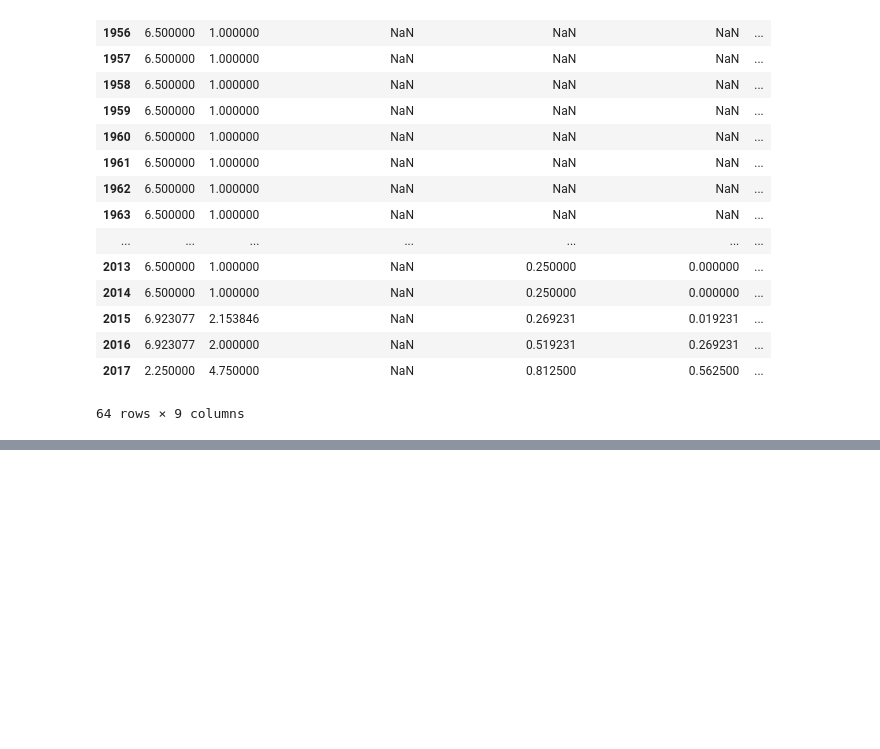
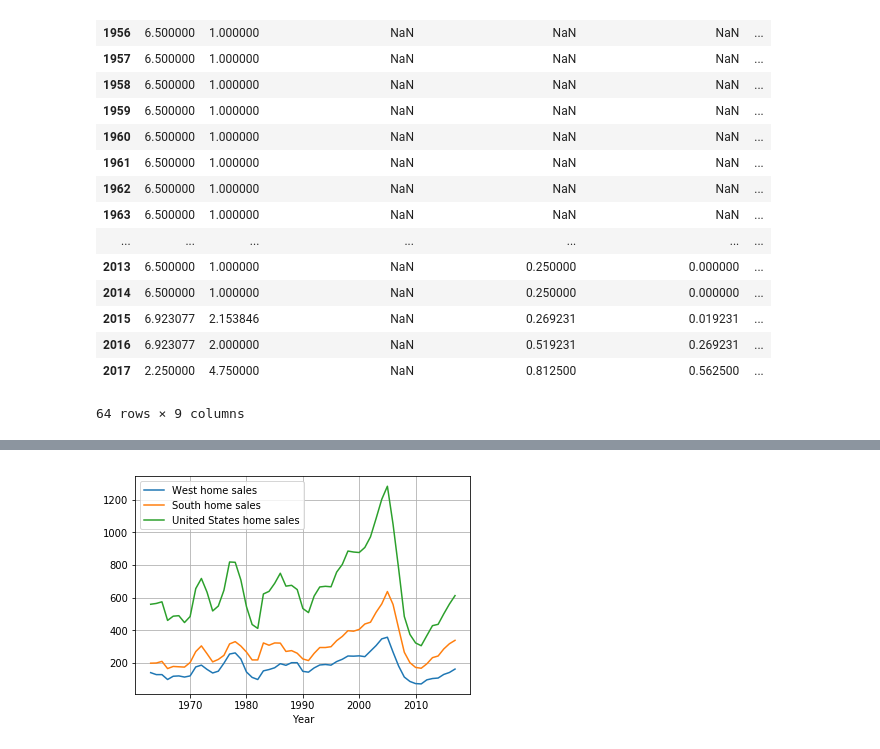
Before and after one commit to CarlosCocuy/ProjectRepo, a Jupyter notebook: data_cleaning_fed_funds.ipynb, the cells around one changed output, grey strips where cells are left out. Cells and saved outputs as stored; diff of their text form; code cells hidden in the pictures; blank space fills up the shorter version.

Commit message:
updated graphs

```diff
--- a/data_cleaning_fed_funds.ipynb
+++ b/data_cleaning_fed_funds.ipynb
@@ -31,3 +34,10 @@ fed_df.groupby(fed_df["Year"]).mean()
 | 2016 | 6.923077 | 2.000000 | NaN | 0.519231 | 0.269231 | ... |
 | 2017 | 2.250000 | 4.750000 | NaN | 0.812500 | 0.562500 | ... |
 64 rows × 9 columns
+# %%
+#show inflation rate column only
+#get mean inflation rate by year
+inflation_rate = fed_df.groupby(fed_df["Year"]).mean()["Inflation Rate"]
+inflation_rate_df = pd.DataFrame(inflation_rate)
+inflation_rate_df = inflation_rate_df.drop([1954, 1955, 1956, 1957, 1958, 1959, 1960, 1961, 1962])
+inflation_rate_df.head()
@@ -33,0 +52,10 @@ fed_df.groupby(fed_df["Year"]).mean()
+# %%
+#import census data and calculate Housing sold for years 1963-2017.
+csv_path2="Resources\CensusData.csv"
+csv2 = pd.read_csv(csv_path2)
+housing_df=pd.DataFrame(csv2)
+housing_df=housing_df.rename(index=str, columns={"United States": "United States home sales",
+                                                 "South": "South home sales",
+                                                 "West": "West home sales"})
+#del housing_df["United States"]
+housing_df.head()
@@ -33,0 +69,4 @@ fed_df.groupby(fed_df["Year"]).mean()
+# %%
+# merge dataframes
+S_W_Inflation_df=pd.merge(inflation_rate_df,housing_df, on="Year")
+S_W_Inflation_df.head()
@@ -33,0 +80,6 @@ fed_df.groupby(fed_df["Year"]).mean()
+# %%
+#Create single line graph
+S_W_Inflation_df.plot("Year", ["West home sales", "South home sales", "United States home sales"], kind="line")
+plt.grid()
+# %% [output]
+[figure, added]
```
Also changed, not shown: parts of 6 cells of this notebook, 2 other files.
